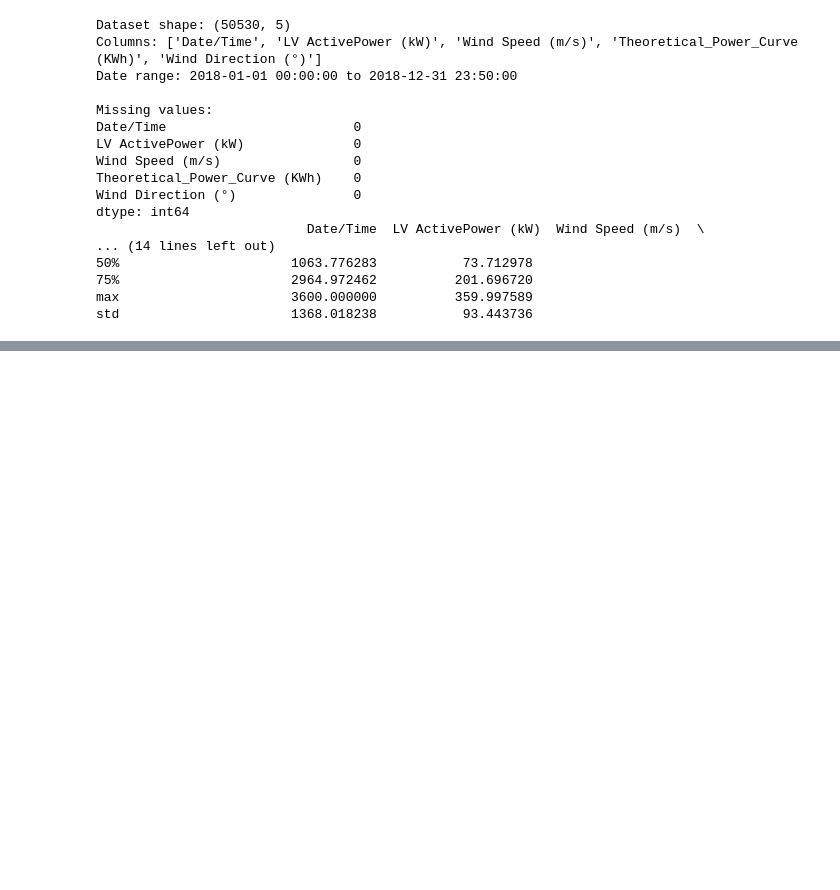
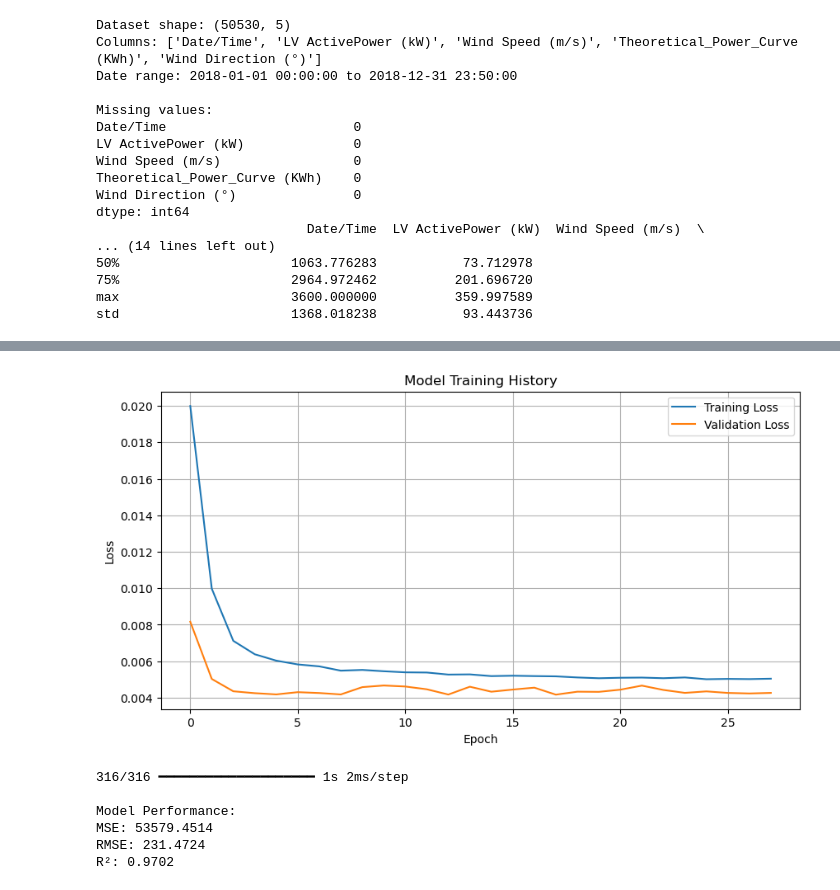
Before and after one commit to lamarojas/Lab_AttentionRNN, a Jupyter notebook: C10_M05_Lab.ipynb, the cells around one changed output, grey strips where cells are left out. Saved outputs shown, nothing was run; the diff lists cells and outputs as text; code cells hidden in the pictures; blank space fills up the shorter version.

```diff
--- a/C10_M05_Lab.ipynb
+++ b/C10_M05_Lab.ipynb
@@ -547,0 +196,26 @@ Final Model Performance: R² = 0.9692, RMSE = 235.52 kW
+# %%
+# Step 6: Compile and Train the Model
+# Compile model
+model.compile(optimizer='adam', loss='mse', metrics=['mae'])
+
+# Print model summary
+print("\nModel Summary:")
+model.summary()
+
+# Set up callbacks
+early_stopping = EarlyStopping(
+    monitor='val_loss',
+    patience=10,
+    restore_best_weights=True,
+    verbose=1
+)
+
+# Train the model
+history = model.fit(
+    X_train, y_train,
+    epochs=50,
+    batch_size=32,
+    validation_split=0.2,
+    callbacks=[early_stopping],
+    verbose=1
+)
@@ -547,0 +263,50 @@ Final Model Performance: R² = 0.9692, RMSE = 235.52 kW
+# %%
+
+# Plot training history
+plt.figure(figsize=(10, 5))
+plt.plot(history.history['loss'], label='Training Loss')
+plt.plot(history.history['val_loss'], label='Validation Loss')
+plt.xlabel('Epoch')
+plt.ylabel('Loss')
+plt.title('Model Training History')
+plt.legend()
+plt.grid(True)
+plt.show()
+# %% [output]
+[figure, added]
+# %%
+# Step 7: Evaluate Results
+# Generate predictions
+y_pred = model.predict(X_test)
+y_pred = y_pred.flatten()
+
+# Create arrays for inverse transformation
+# We need to create full arrays with all features to inverse transform correctly
+n_features_original = len(features)
+y_test_full = np.zeros((len(y_test), n_features_original))
+y_pred_full = np.zeros((len(y_pred), n_features_original))
+
+# Place predictions in the first column (LV ActivePower position)
+y_test_full[:, 0] = y_test
+y_pred_full[:, 0] = y_pred
+
+# Inverse transform to original scale
+y_test_original = scaler.inverse_transform(y_test_full)[:, 0]
+y_pred_original = scaler.inverse_transform(y_pred_full)[:, 0]
+
+# Calculate metrics
+mse = mean_squared_error(y_test_original, y_pred_original)
+rmse = math.sqrt(mse)
+r2 = r2_score(y_test_original, y_pred_original)
+
+print(f"\nModel Performance:")
+print(f"MSE: {mse:.4f}")
+print(f"RMSE: {rmse:.4f}")
+print(f"R²: {r2:.4f}")
+# %% [output]
+316/316 ━━━━━━━━━━━━━━━━━━━━ 1s 2ms/step
+
+Model Performance:
+MSE: 53579.4514
+RMSE: 231.4724
+R²: 0.9702
```
Also changed, not shown: parts of 17 cells of this notebook.
